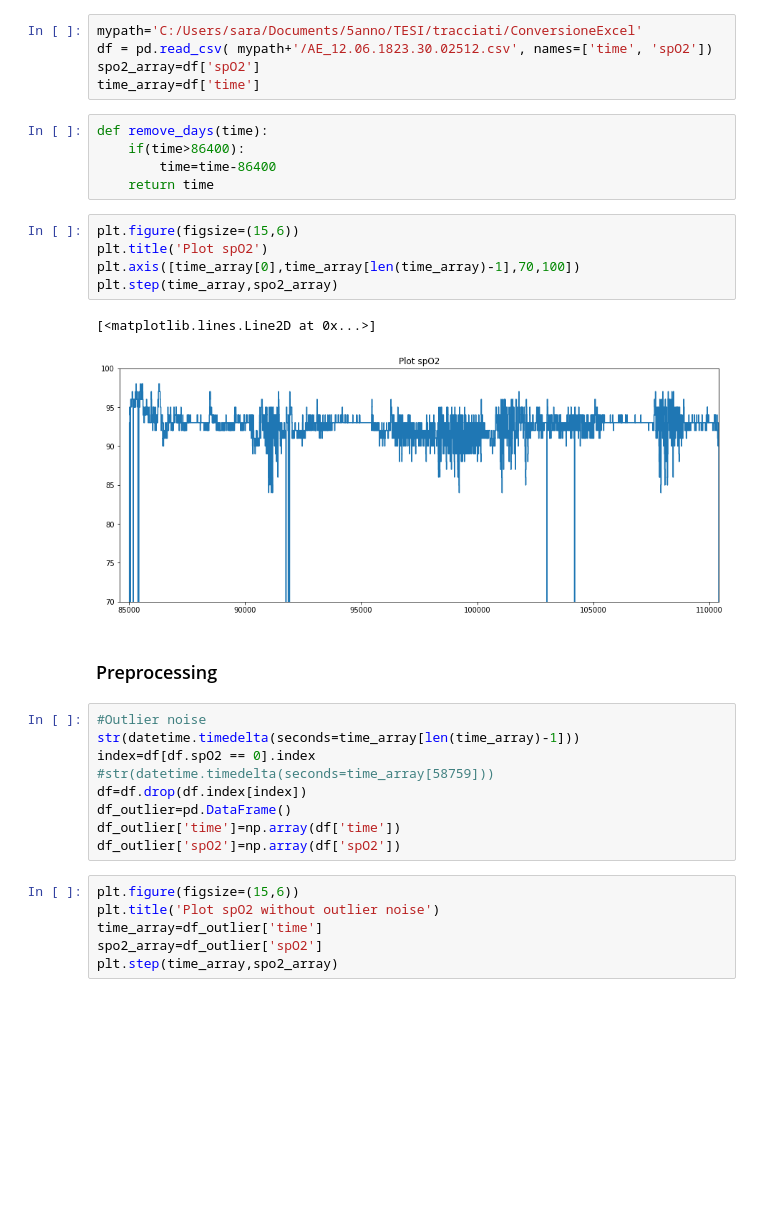
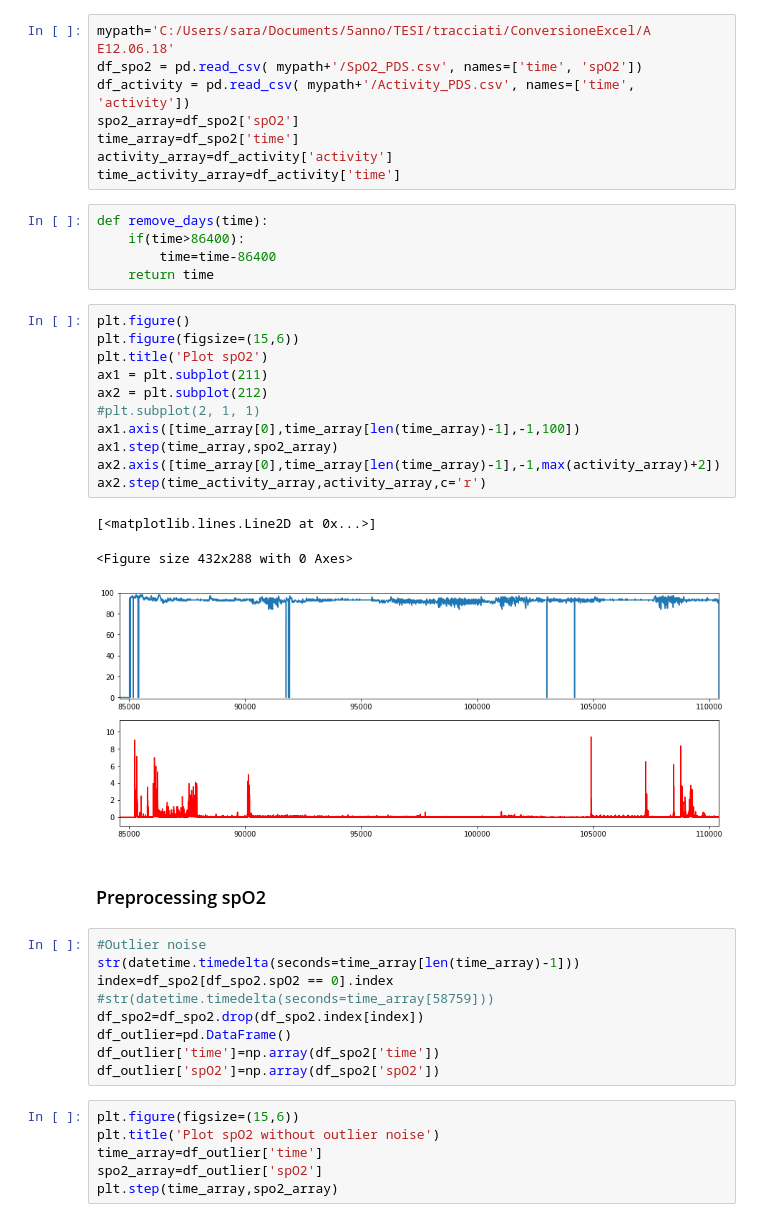
Before and after one commit to saralocatelli94/TesiMagistrale, a Jupyter notebook: desaturation.ipynb, the cells around one changed output. Cells and saved outputs as stored; diff of their text form; blank space fills up the shorter version.

```diff
--- a/desaturation.ipynb
+++ b/desaturation.ipynb
@@ -10,32 +12,42 @@ import datetime
 # %%
-mypath='C:/Users/sara/Documents/5anno/TESI/tracciati/ConversioneExcel'
-df = pd.read_csv( mypath+'/AE_12.06.1823.30.02512.csv', names=['time', 'spO2'])
-spo2_array=df['spO2']
-time_array=df['time']
+mypath='C:/Users/sara/Documents/5anno/TESI/tracciati/ConversioneExcel/A E12.06.18'
+df_spo2 = pd.read_csv( mypath+'/SpO2_PDS.csv', names=['time', 'spO2'])
+df_activity = pd.read_csv( mypath+'/Activity_PDS.csv', names=['time', 'activity'])
+spo2_array=df_spo2['spO2']
+time_array=df_spo2['time']
+activity_array=df_activity['activity']
+time_activity_array=df_activity['time']
 # %%
 def remove_days(time):
     if(time>86400):
         time=time-86400
     return time
 # %%
+plt.figure()
 plt.figure(figsize=(15,6))
 plt.title('Plot spO2')
-plt.axis([time_array[0],time_array[len(time_array)-1],70,100])
-plt.step(time_array,spo2_array)
+ax1 = plt.subplot(211)
+ax2 = plt.subplot(212)
+#plt.subplot(2, 1, 1)
+ax1.axis([time_array[0],time_array[len(time_array)-1],-1,100])
+ax1.step(time_array,spo2_array)
+ax2.axis([time_array[0],time_array[len(time_array)-1],-1,max(activity_array)+2])
+ax2.step(time_activity_array,activity_array,c='r')
 # %% [output]
 [<matplotlib.lines.Line2D at 0x...>]
+<Figure size 432x288 with 0 Axes>
-[figure, old version]
+[figure, new version]
 # %% [markdown]
-### Preprocessing
+### Preprocessing spO2
 # %%
 #Outlier noise
 str(datetime.timedelta(seconds=time_array[len(time_array)-1]))
-index=df[df.spO2 == 0].index
+index=df_spo2[df_spo2.spO2 == 0].index
 #str(datetime.timedelta(seconds=time_array[58759]))
-df=df.drop(df.index[index])
+df_spo2=df_spo2.drop(df_spo2.index[index])
 df_outlier=pd.DataFrame()
-df_outlier['time']=np.array(df['time'])
-df_outlier['spO2']=np.array(df['spO2'])
+df_outlier['time']=np.array(df_spo2['time'])
+df_outlier['spO2']=np.array(df_spo2['spO2'])
 # %%
 plt.figure(figsize=(15,6))
 plt.title('Plot spO2 without outlier noise')
```
Also changed, not shown: parts of 18 cells of this notebook, 1 other file.
